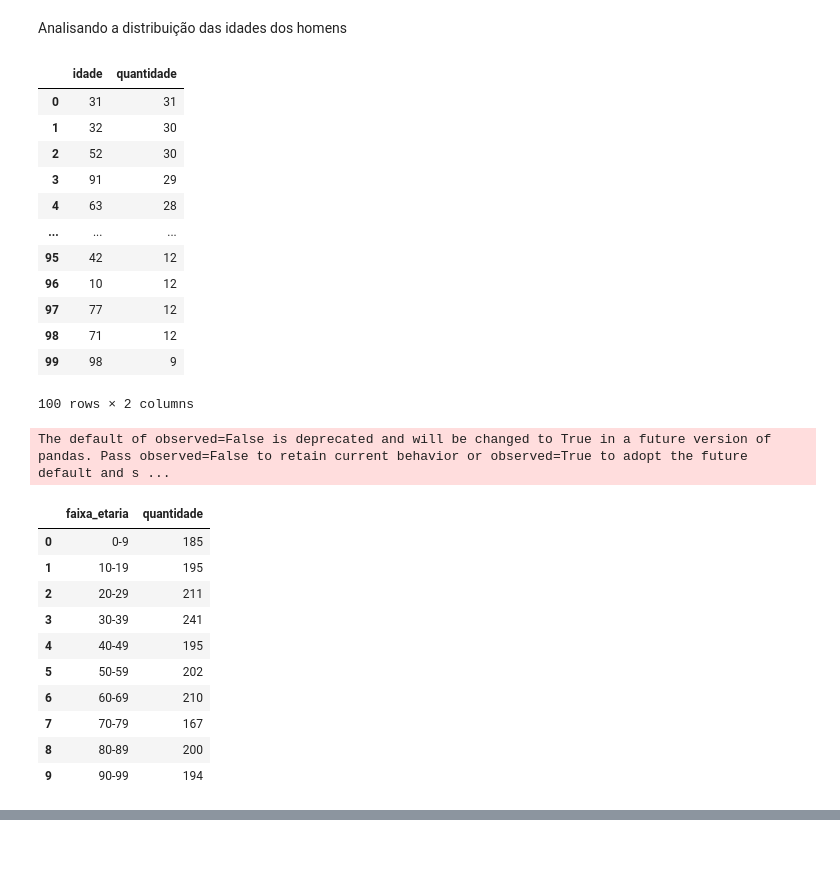
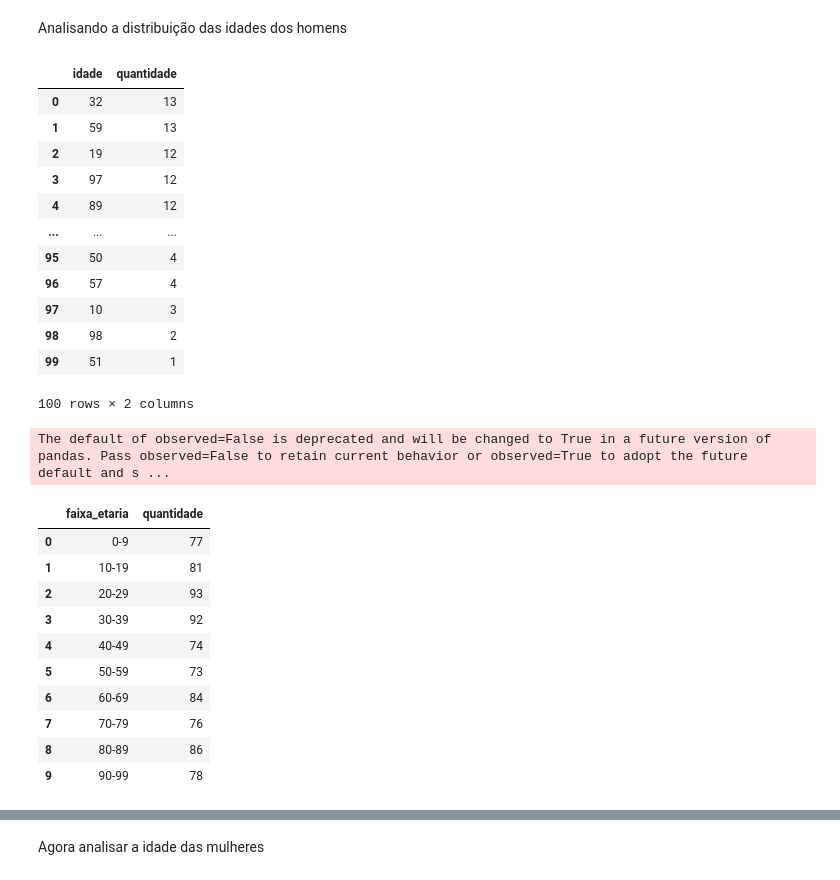
Before and after one commit to Jgabriel1800/Clientes-mercado, a Jupyter notebook: Clientes_mercado.ipynb, the cells around one changed output, grey strips where cells are left out. Drawn from its saved outputs; the diff is of its cells as text; code cells hidden in the pictures; blank space fills up the shorter version.

```diff
--- a/Clientes_mercado.ipynb
+++ b/Clientes_mercado.ipynb
@@ -79,24 +79,25 @@ plt.show()
 Analisando a distribuição das idades dos homens
 # %%
 df_homem_idade=df.copy()
+df_homem_idade = df_homem_idade[df['Gender'] == 'Male'].copy()
+df_homem_idade=df_homem_idade[['Gender','Age']]
 df_homem_idade=df_homem_idade['Age'].value_counts()
 df_homem_idade = df_homem_idade.reset_index()
-df_homem_idade.rename(columns={'Age':'idade','count':'quantidade'}, inplace=True)
-
+df_homem_idade=df_homem_idade.rename(columns={'Age':'idade','count':'quantidade'})
 df_homem_idade
 # %% [output]
 |  | idade | quantidade |
-| 0 | 31 | 31 |
-| 1 | 32 | 30 |
-| 2 | 52 | 30 |
-| 3 | 91 | 29 |
-| 4 | 63 | 28 |
+| 0 | 32 | 13 |
+| 1 | 59 | 13 |
+| 2 | 19 | 12 |
+| 3 | 97 | 12 |
+| 4 | 89 | 12 |
 | ... | ... | ... |
-| 95 | 42 | 12 |
-| 96 | 10 | 12 |
-| 97 | 77 | 12 |
-| 98 | 71 | 12 |
-| 99 | 98 | 9 |
+| 95 | 50 | 4 |
+| 96 | 57 | 4 |
+| 97 | 10 | 3 |
+| 98 | 98 | 2 |
+| 99 | 51 | 1 |
 100 rows × 2 columns
 # %%
 bins = range(0, 101, 10)  # De 0 a 100 anos, em intervalos de 10
@@ -111,16 +112,16 @@ df_homem_idade_agrupado
 # %% [output]
 The default of observed=False is deprecated and will be changed to True in a future version of pandas. Pass observed=False to retain current behavior or observed=True to adopt the future default and s ...
 |  | faixa_etaria | quantidade |
-| 0 | 0-9 | 185 |
-| 1 | 10-19 | 195 |
-| 2 | 20-29 | 211 |
-| 3 | 30-39 | 241 |
-| 4 | 40-49 | 195 |
-| 5 | 50-59 | 202 |
-| 6 | 60-69 | 210 |
-| 7 | 70-79 | 167 |
-| 8 | 80-89 | 200 |
-| 9 | 90-99 | 194 |
+| 0 | 0-9 | 77 |
+| 1 | 10-19 | 81 |
+| 2 | 20-29 | 93 |
+| 3 | 30-39 | 92 |
+| 4 | 40-49 | 74 |
+| 5 | 50-59 | 73 |
+| 6 | 60-69 | 84 |
+| 7 | 70-79 | 76 |
+| 8 | 80-89 | 86 |
+| 9 | 90-99 | 78 |
 # %%
 import plotly.express as px
 
@@ -143,3 +144,5 @@ fig.update_layout(xaxis_title=None, yaxis_title=None)
 fig.show()
 # %% [output]
 [interactive output not drawn]
+# %% [markdown]
+Agora analisar a idade das mulheres
```
